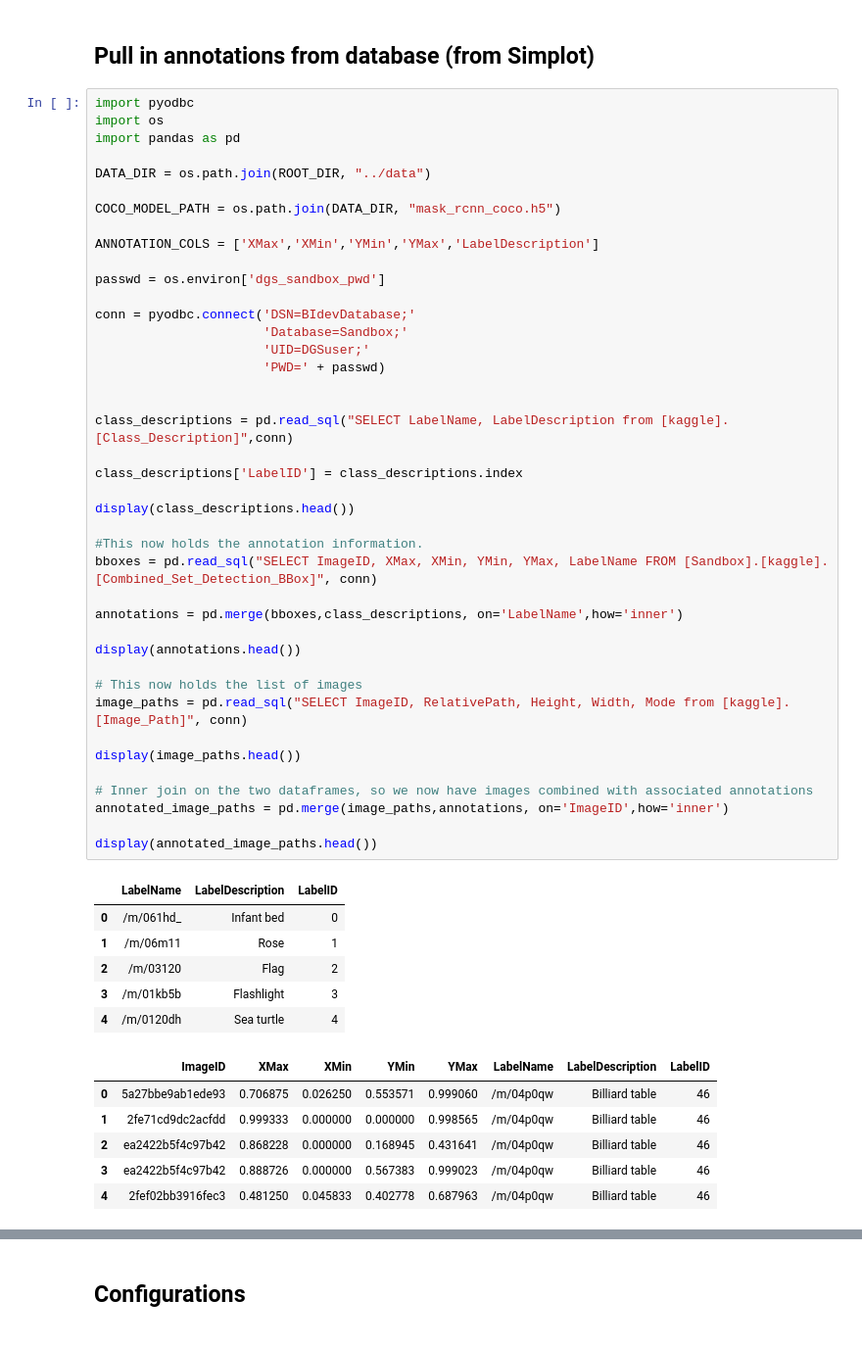
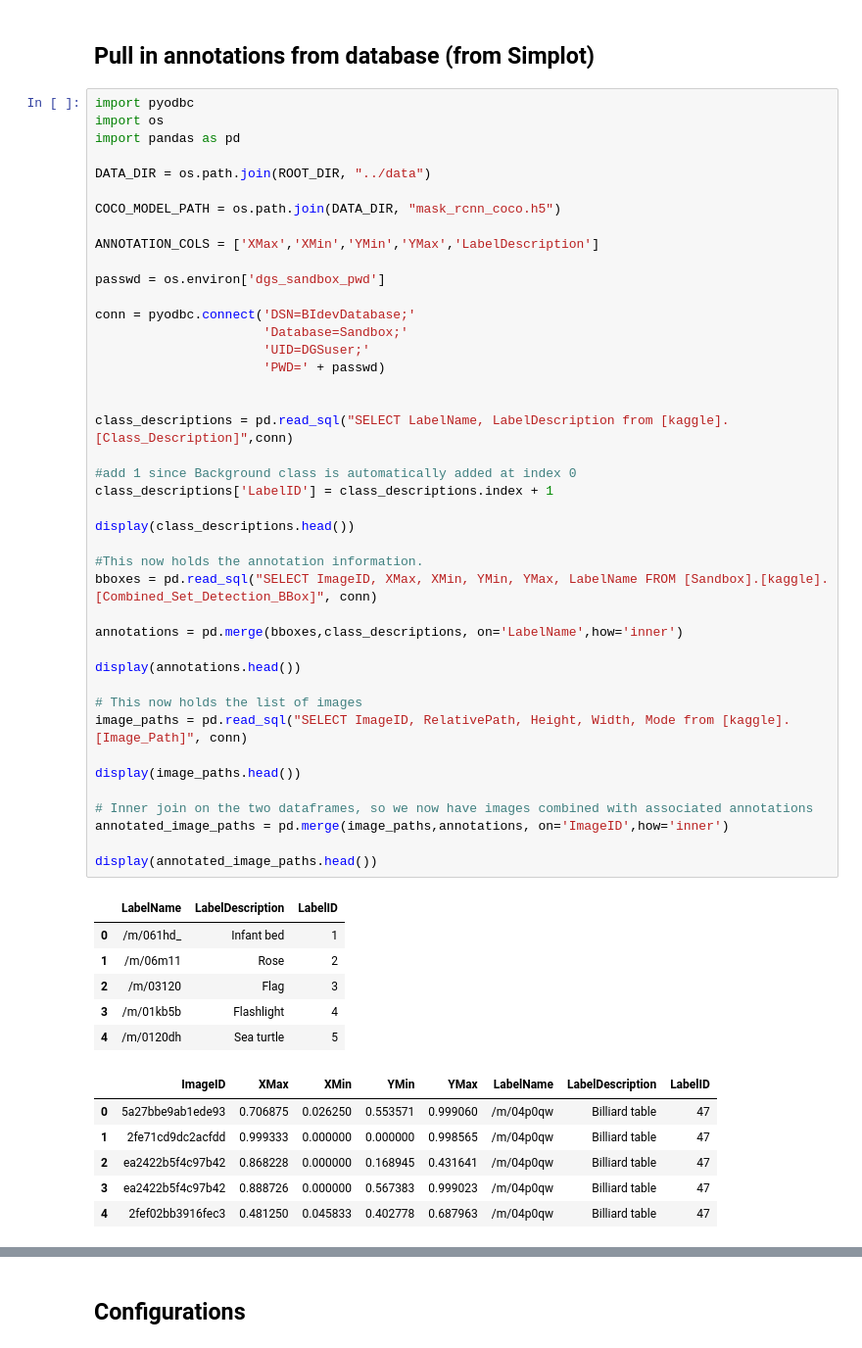
Before and after one commit to Tshort76/Mask_RCNN, a Jupyter notebook: samples/openimages2019/train_obj_det_gpu.ipynb, the cells around one changed output, grey strips where cells are left out. Shown at 98% size. Drawn from its saved outputs; the diff is of its cells as text.

```diff
--- a/samples/openimages2019/train_obj_det_gpu.ipynb
+++ b/samples/openimages2019/train_obj_det_gpu.ipynb
@@ -78,45 +65,46 @@ passwd = os.environ['dgs_sandbox_pwd']
 
 conn = pyodbc.connect('DSN=BIdevDatabase;'
                       'Database=Sandbox;'
                       'UID=DGSuser;'
                       'PWD=' + passwd)
 
 
 class_descriptions = pd.read_sql("SELECT LabelName, LabelDescription from [kaggle].[Class_Description]",conn)
 
-class_descriptions['LabelID'] = class_descriptions.index
+#add 1 since Background class is automatically added at index 0
+class_descriptions['LabelID'] = class_descriptions.index + 1
 
 display(class_descriptions.head())
 
 #This now holds the annotation information.
 bboxes = pd.read_sql("SELECT ImageID, XMax, XMin, YMin, YMax, LabelName FROM [Sandbox].[kaggle].[Combined_Set_Detection_BBox]", conn)
 
 annotations = pd.merge(bboxes,class_descriptions, on='LabelName',how='inner')
 
 display(annotations.head())
 
 # This now holds the list of images
 image_paths = pd.read_sql("SELECT ImageID, RelativePath, Height, Width, Mode from [kaggle].[Image_Path]", conn)
 
 display(image_paths.head())
 
 # Inner join on the two dataframes, so we now have images combined with associated annotations
 annotated_image_paths = pd.merge(image_paths,annotations, on='ImageID',how='inner')
 
 display(annotated_image_paths.head())
 # %% [output]
 |  | LabelName | LabelDescription | LabelID |
-| 0 | /m/061hd_ | Infant bed | 0 |
-| 1 | /m/06m11 | Rose | 1 |
-| 2 | /m/03120 | Flag | 2 |
-| 3 | /m/01kb5b | Flashlight | 3 |
-| 4 | /m/0120dh | Sea turtle | 4 |
+| 0 | /m/061hd_ | Infant bed | 1 |
+| 1 | /m/06m11 | Rose | 2 |
+| 2 | /m/03120 | Flag | 3 |
+| 3 | /m/01kb5b | Flashlight | 4 |
+| 4 | /m/0120dh | Sea turtle | 5 |
 |  | ImageID | XMax | XMin | YMin | YMax | LabelName | LabelDescription | LabelID |
-| 0 | 5a27bbe9ab1ede93 | 0.706875 | 0.026250 | 0.553571 | 0.999060 | /m/04p0qw | Billiard table | 46 |
-| 1 | 2fe71cd9dc2acfdd | 0.999333 | 0.000000 | 0.000000 | 0.998565 | /m/04p0qw | Billiard table | 46 |
-| 2 | ea2422b5f4c97b42 | 0.868228 | 0.000000 | 0.168945 | 0.431641 | /m/04p0qw | Billiard table | 46 |
-| 3 | ea2422b5f4c97b42 | 0.888726 | 0.000000 | 0.567383 | 0.999023 | /m/04p0qw | Billiard table | 46 |
-| 4 | 2fef02bb3916fec3 | 0.481250 | 0.045833 | 0.402778 | 0.687963 | /m/04p0qw | Billiard table | 46 |
+| 0 | 5a27bbe9ab1ede93 | 0.706875 | 0.026250 | 0.553571 | 0.999060 | /m/04p0qw | Billiard table | 47 |
+| 1 | 2fe71cd9dc2acfdd | 0.999333 | 0.000000 | 0.000000 | 0.998565 | /m/04p0qw | Billiard table | 47 |
+| 2 | ea2422b5f4c97b42 | 0.868228 | 0.000000 | 0.168945 | 0.431641 | /m/04p0qw | Billiard table | 47 |
+| 3 | ea2422b5f4c97b42 | 0.888726 | 0.000000 | 0.567383 | 0.999023 | /m/04p0qw | Billiard table | 47 |
+| 4 | 2fef02bb3916fec3 | 0.481250 | 0.045833 | 0.402778 | 0.687963 | /m/04p0qw | Billiard table | 47 |
 |  | ImageID | RelativePath | Height | Width | Mode |
 | 0 | 95259d687d440013 | train/95259d687d440013.jpg | 1024 | 1024 | RGB |
 | 1 | ccce42a1f4ed2c96 | train/ccce42a1f4ed2c96.jpg | 1024 | 768 | RGB |
```
Also changed, not shown: parts of 19 cells of this notebook.
